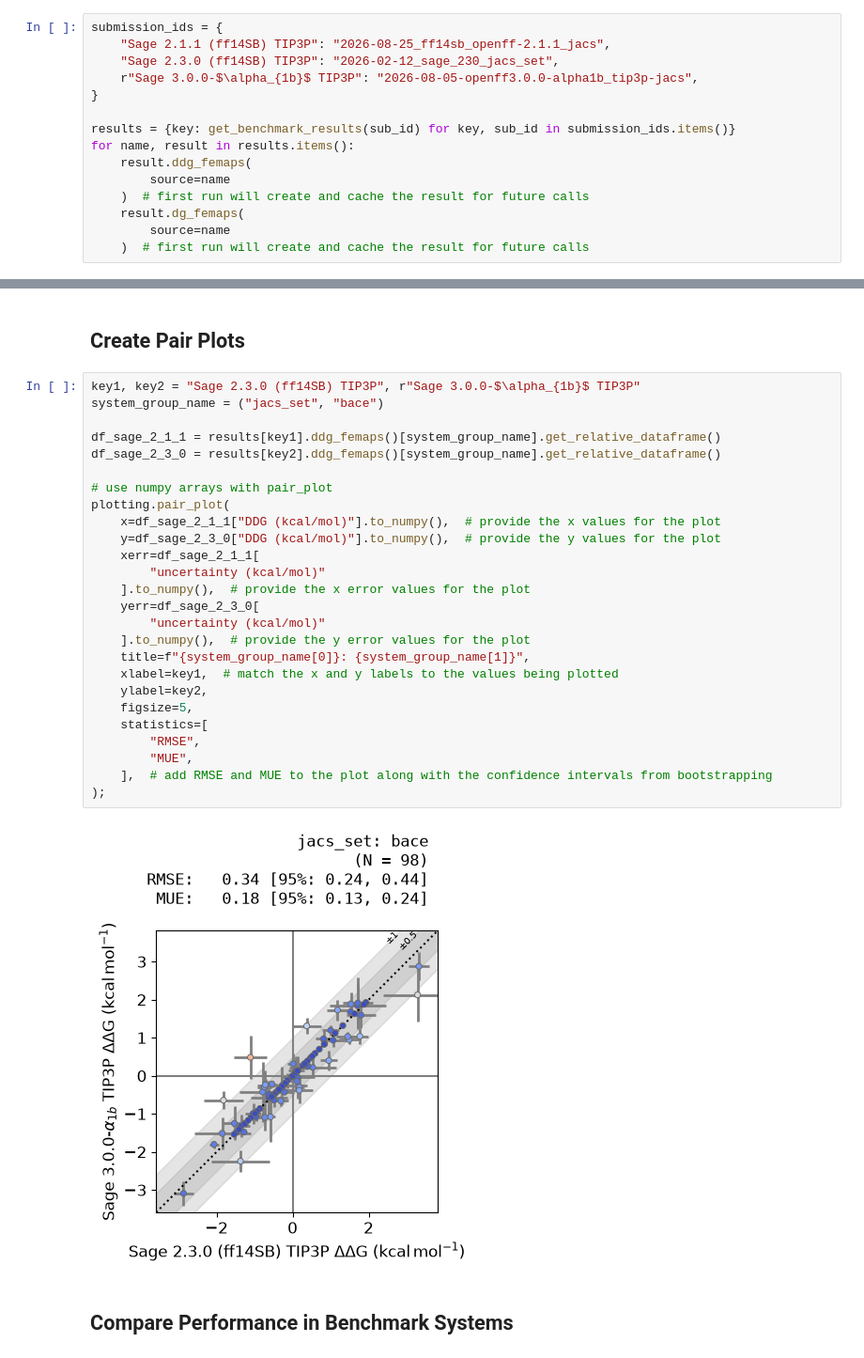
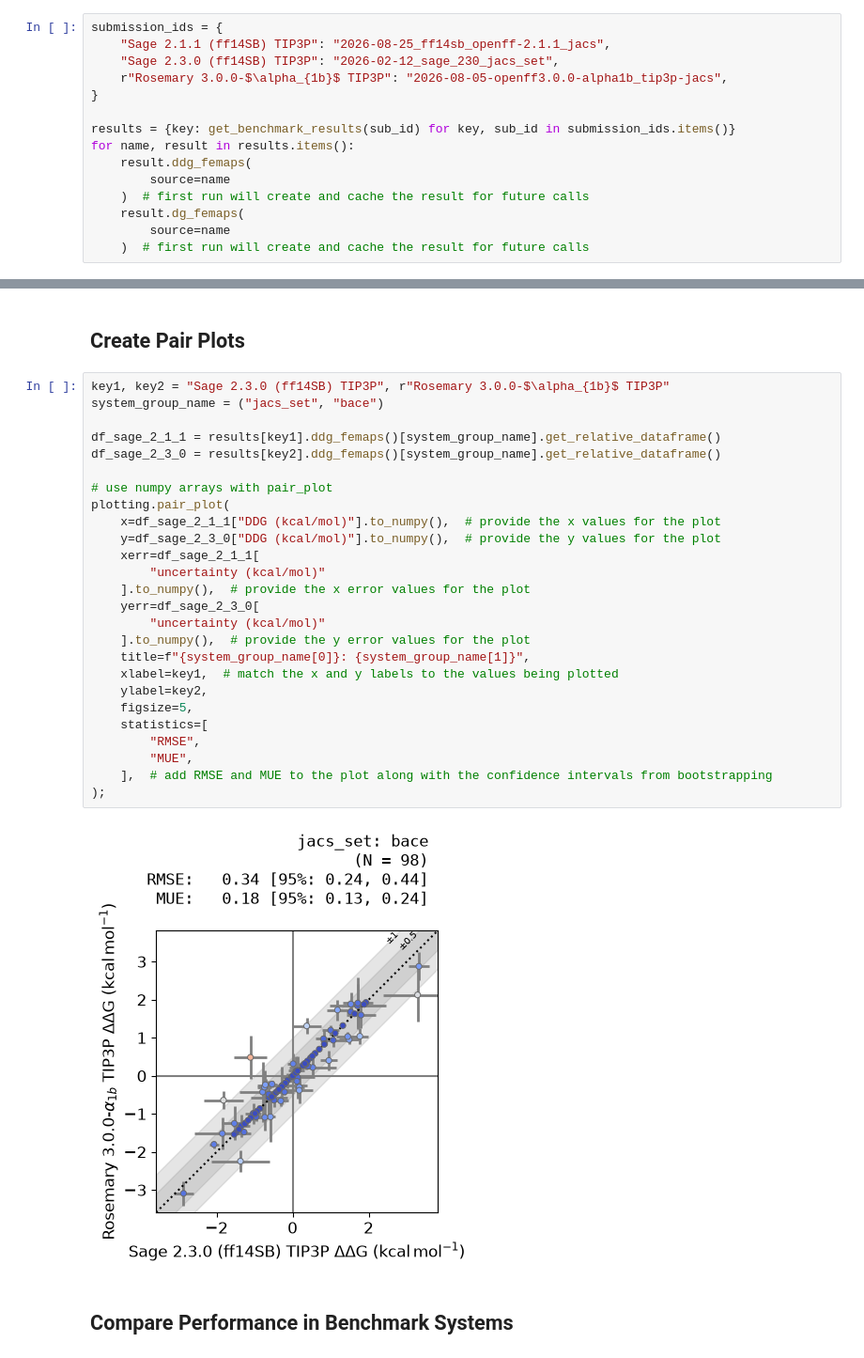
Before and after one commit to jaclark5/openfe-rbfe-widget, a Jupyter notebook: results/2026_09_02_tip3p/5_multicomparison_plots.ipynb, the cells around one changed output, grey strips where cells are left out. Shown at 94% size. Cells and saved outputs as stored; diff of their text form.

```diff
--- a/results/2026_09_02_tip3p/5_multicomparison_plots.ipynb
+++ b/results/2026_09_02_tip3p/5_multicomparison_plots.ipynb
@@ -19,7 +19,7 @@ from openfe_benchmarks.results._benchmark_results import get_benchmark_results
 submission_ids = {
     "Sage 2.1.1 (ff14SB) TIP3P": "2026-08-25_ff14sb_openff-2.1.1_jacs",
     "Sage 2.3.0 (ff14SB) TIP3P": "2026-02-12_sage_230_jacs_set",
-    r"Sage 3.0.0-$\alpha_{1b}$ TIP3P": "2026-08-05-openff3.0.0-alpha1b_tip3p-jacs",
+    r"Rosemary 3.0.0-$\alpha_{1b}$ TIP3P": "2026-08-05-openff3.0.0-alpha1b_tip3p-jacs",
 }
 
 results = {key: get_benchmark_results(sub_id) for key, sub_id in submission_ids.items()}
@@ -53,33 +53,33 @@ Now `results` contains `BenchmarkResults` for each system and those results can
 # %% [markdown]
 ## Create Pair Plots
 # %%
-key1, key2 = "Sage 2.3.0 (ff14SB) TIP3P", r"Sage 3.0.0-$\alpha_{1b}$ TIP3P"
+key1, key2 = "Sage 2.3.0 (ff14SB) TIP3P", r"Rosemary 3.0.0-$\alpha_{1b}$ TIP3P"
 system_group_name = ("jacs_set", "bace")
 
 df_sage_2_1_1 = results[key1].ddg_femaps()[system_group_name].get_relative_dataframe()
 df_sage_2_3_0 = results[key2].ddg_femaps()[system_group_name].get_relative_dataframe()
 
 # use numpy arrays with pair_plot
 plotting.pair_plot(
     x=df_sage_2_1_1["DDG (kcal/mol)"].to_numpy(),  # provide the x values for the plot
     y=df_sage_2_3_0["DDG (kcal/mol)"].to_numpy(),  # provide the y values for the plot
     xerr=df_sage_2_1_1[
         "uncertainty (kcal/mol)"
     ].to_numpy(),  # provide the x error values for the plot
     yerr=df_sage_2_3_0[
         "uncertainty (kcal/mol)"
     ].to_numpy(),  # provide the y error values for the plot
     title=f"{system_group_name[0]}: {system_group_name[1]}",
     xlabel=key1,  # match the x and y labels to the values being plotted
     ylabel=key2,
     figsize=5,
     statistics=[
         "RMSE",
         "MUE",
     ],  # add RMSE and MUE to the plot along with the confidence intervals from bootstrapping
 );
 # %% [output]
-[figure, old version]
+[figure, new version]
 # %% [markdown]
 ## Compare Performance in Benchmark Systems
 # %% [markdown]
```
Also changed, not shown: parts of 18 cells of this notebook, 3 other files.
